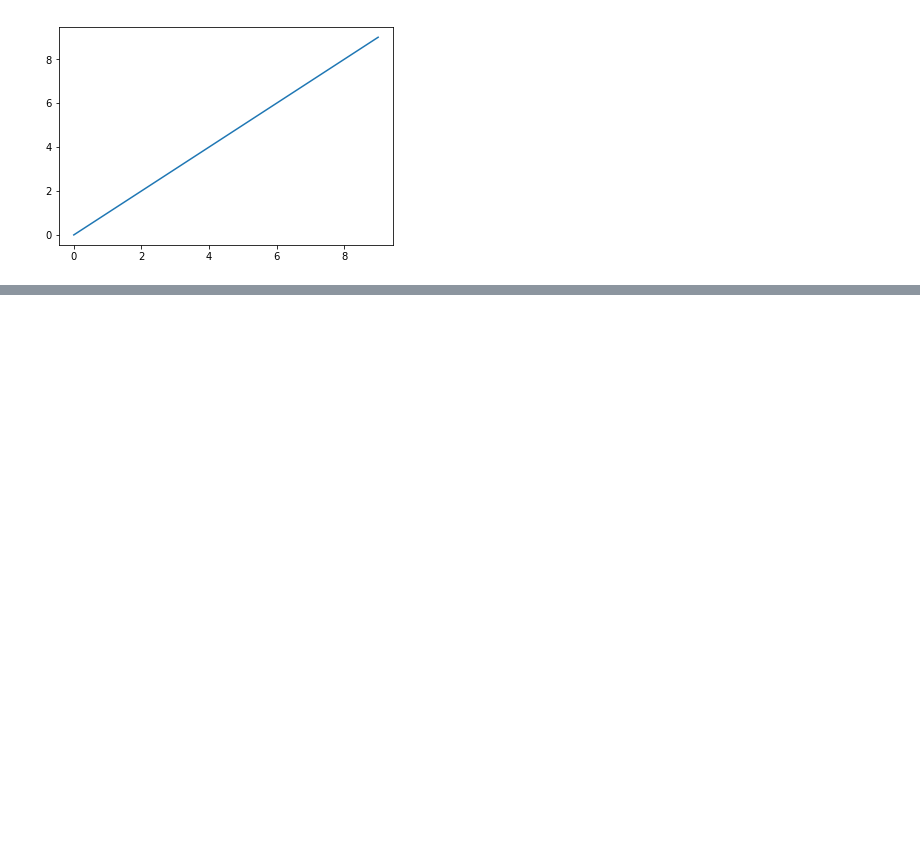
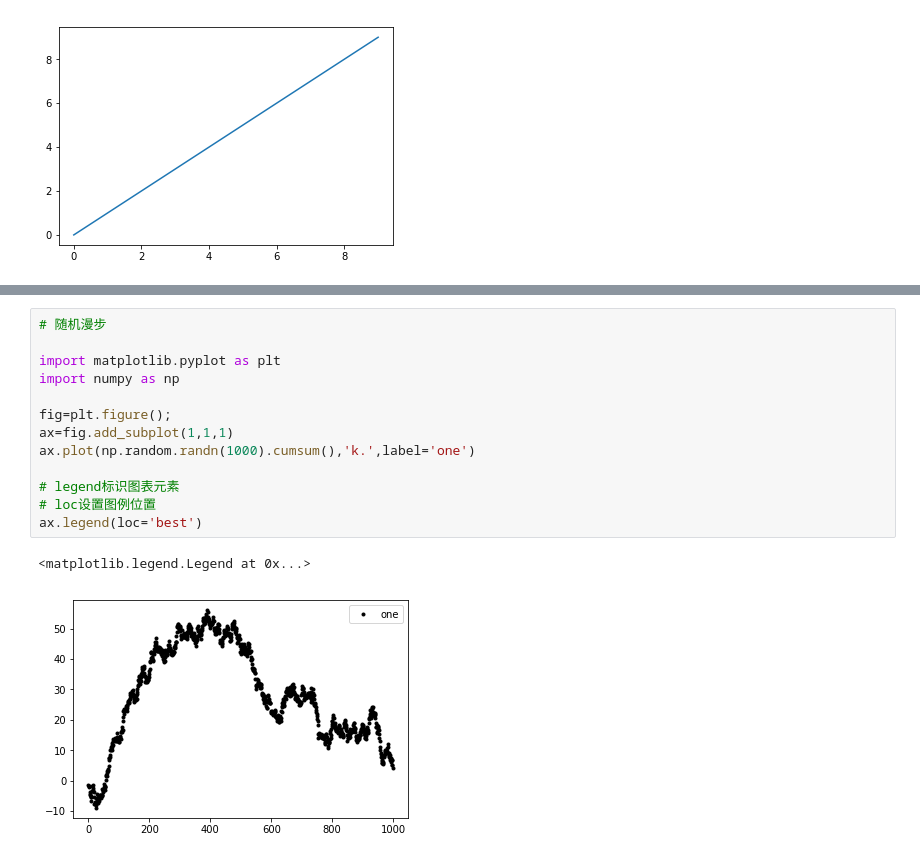
Before and after one commit to golangdeveloper/pythonnotes, a Jupyter notebook: matplotlib/matplotlib.ipynb, the cells around one changed output, grey strips where cells are left out. Cells and saved outputs as stored; diff of their text form; blank space fills up the shorter version.

```diff
--- a/matplotlib/matplotlib.ipynb
+++ b/matplotlib/matplotlib.ipynb
@@ -37,0 +38,16 @@ AttributeError: 'AxesSubplot' object has no attribute 'slim'
+# %%
+# 随机漫步
+
+import matplotlib.pyplot as plt
+import numpy as np
+
+fig=plt.figure();
+ax=fig.add_subplot(1,1,1)
+ax.plot(np.random.randn(1000).cumsum(),'k.',label='one')
+
+# legend标识图表元素
+# loc设置图例位置
+ax.legend(loc='best')
+# %% [output]
+<matplotlib.legend.Legend at 0x...>
+[figure, added]
```
Also changed, not shown: parts of 2 cells of this notebook, 2 other files.
